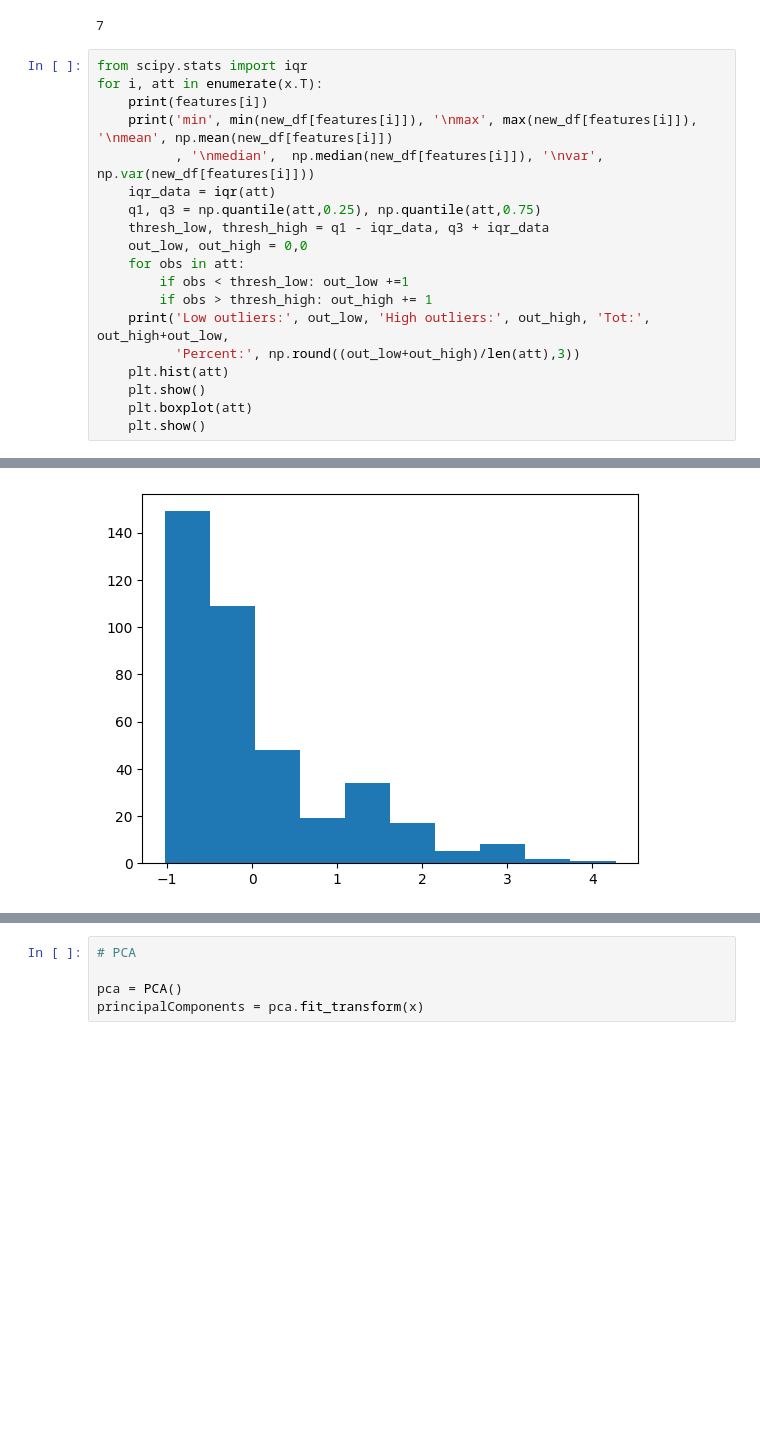
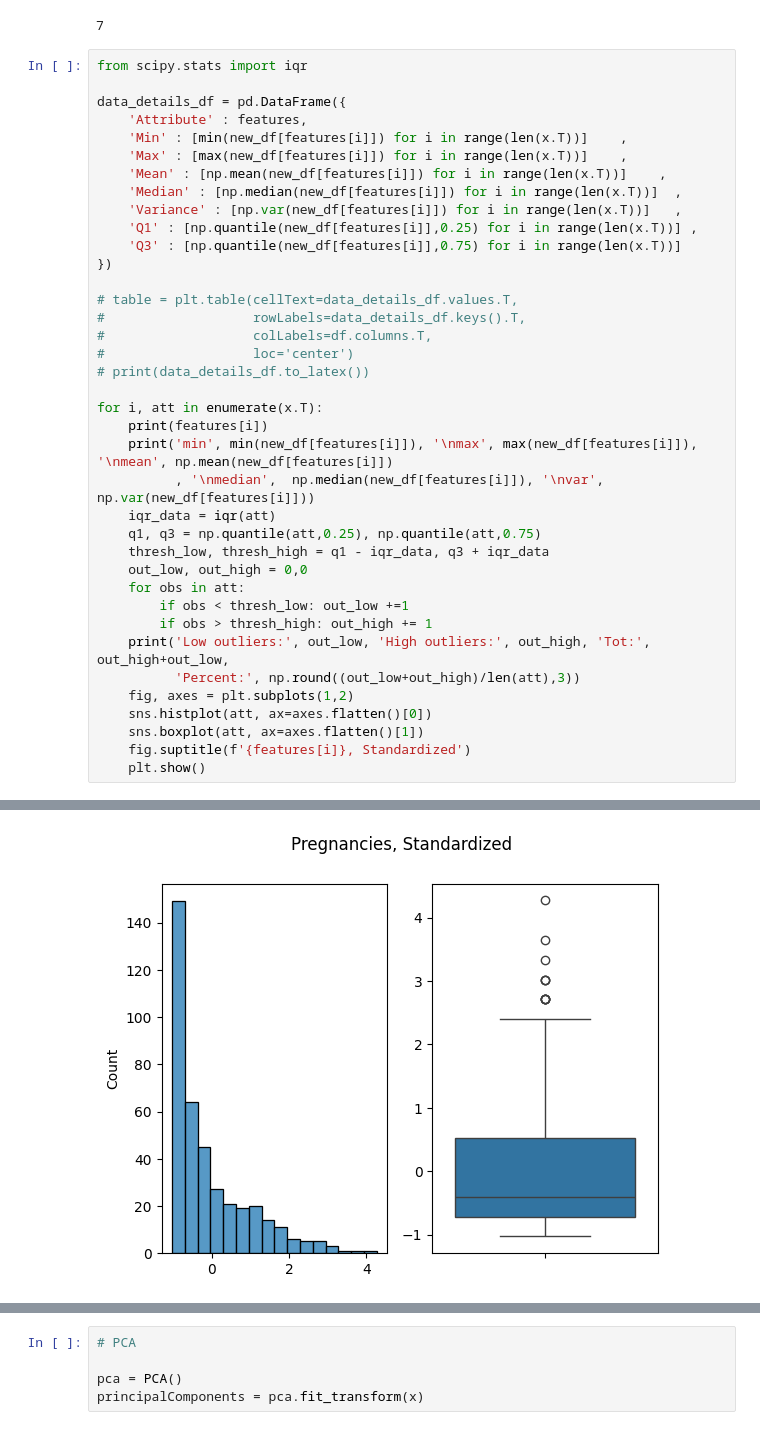
Before and after one commit to NicholasBorch/ML-02450project1, a Jupyter notebook: Data_analysis_diabetes.ipynb, the cells around one changed output, grey strips where cells are left out. Cells and saved outputs as stored; diff of their text form; blank space fills up the shorter version.

Commit message:
data og tabel

```diff
--- a/Data_analysis_diabetes.ipynb
+++ b/Data_analysis_diabetes.ipynb
@@ -54,29 +55,48 @@ len(x.T)
 7
 # %%
 from scipy.stats import iqr
+
+data_details_df = pd.DataFrame({
+    'Attribute' : features,
+    'Min' : [min(new_df[features[i]]) for i in range(len(x.T))]    ,
+    'Max' : [max(new_df[features[i]]) for i in range(len(x.T))]    ,
+    'Mean' : [np.mean(new_df[features[i]]) for i in range(len(x.T))]    ,
+    'Median' : [np.median(new_df[features[i]]) for i in range(len(x.T))]  ,
+    'Variance' : [np.var(new_df[features[i]]) for i in range(len(x.T))]   ,
+    'Q1' : [np.quantile(new_df[features[i]],0.25) for i in range(len(x.T))] ,
+    'Q3' : [np.quantile(new_df[features[i]],0.75) for i in range(len(x.T))]
+})
+
+# table = plt.table(cellText=data_details_df.values.T,
+#                   rowLabels=data_details_df.keys().T,
+#                   colLabels=df.columns.T,
+#                   loc='center')
+# print(data_details_df.to_latex())
+
 for i, att in enumerate(x.T):
     print(features[i])
     print('min', min(new_df[features[i]]), '\nmax', max(new_df[features[i]]), '\nmean', np.mean(new_df[features[i]])
           , '\nmedian',  np.median(new_df[features[i]]), '\nvar', np.var(new_df[features[i]]))
     iqr_data = iqr(att)
     q1, q3 = np.quantile(att,0.25), np.quantile(att,0.75)
     thresh_low, thresh_high = q1 - iqr_data, q3 + iqr_data
     out_low, out_high = 0,0
     for obs in att:
         if obs < thresh_low: out_low +=1
         if obs > thresh_high: out_high += 1
     print('Low outliers:', out_low, 'High outliers:', out_high, 'Tot:', out_high+out_low,
           'Percent:', np.round((out_low+out_high)/len(att),3))
-    plt.hist(att)
+    fig, axes = plt.subplots(1,2)
+    sns.histplot(att, ax=axes.flatten()[0])
+    sns.boxplot(att, ax=axes.flatten()[1])
+    fig.suptitle(f'{features[i]}, Standardized')
     plt.show()
-    plt.boxplot(att)
-    plt.show()
 # %% [output]
 Pregnancies
 min 0
 max 17
 mean 3.3010204081632653
 median 2.0
 var 10.286937734277386
 Low outliers: 0 High outliers: 22 Tot: 22 Percent: 0.056
-[figure, old version]
+[figure, new version]
```
Also changed, not shown: parts of 3 cells of this notebook.
